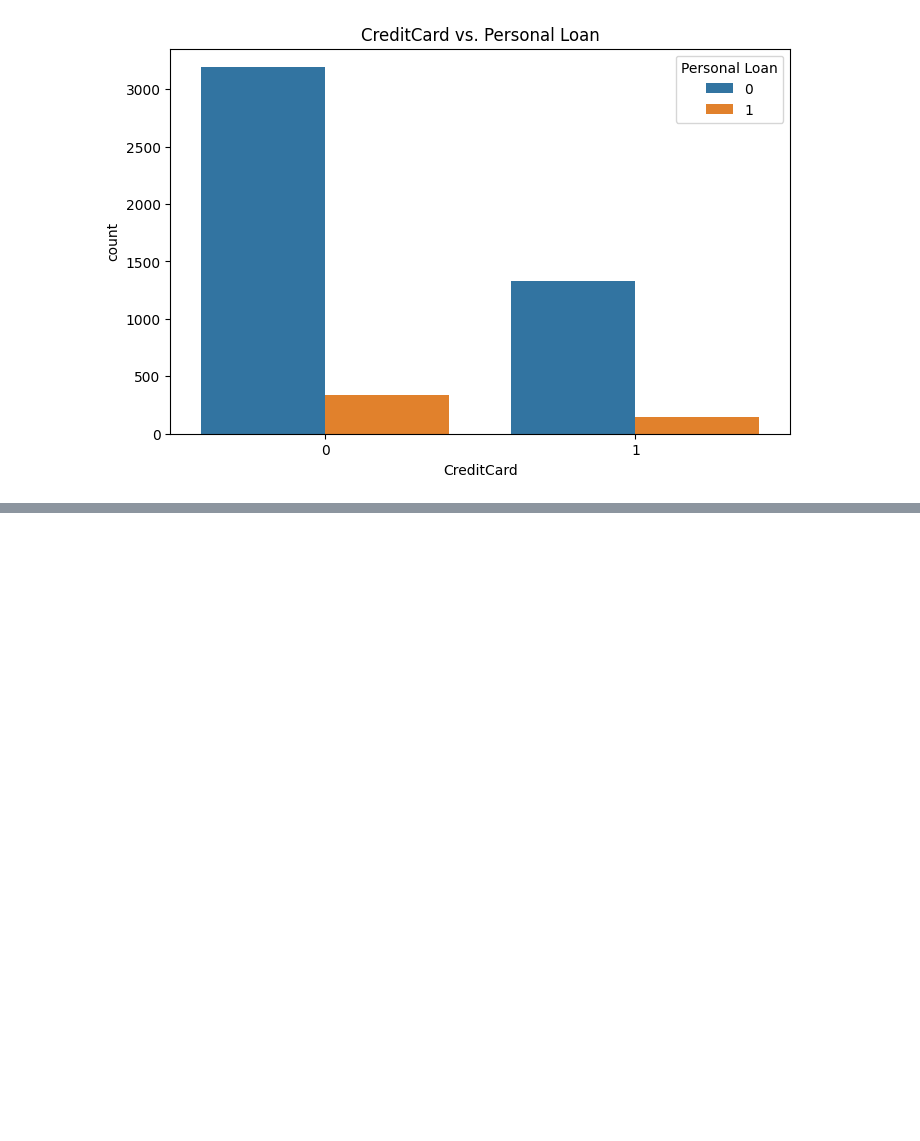
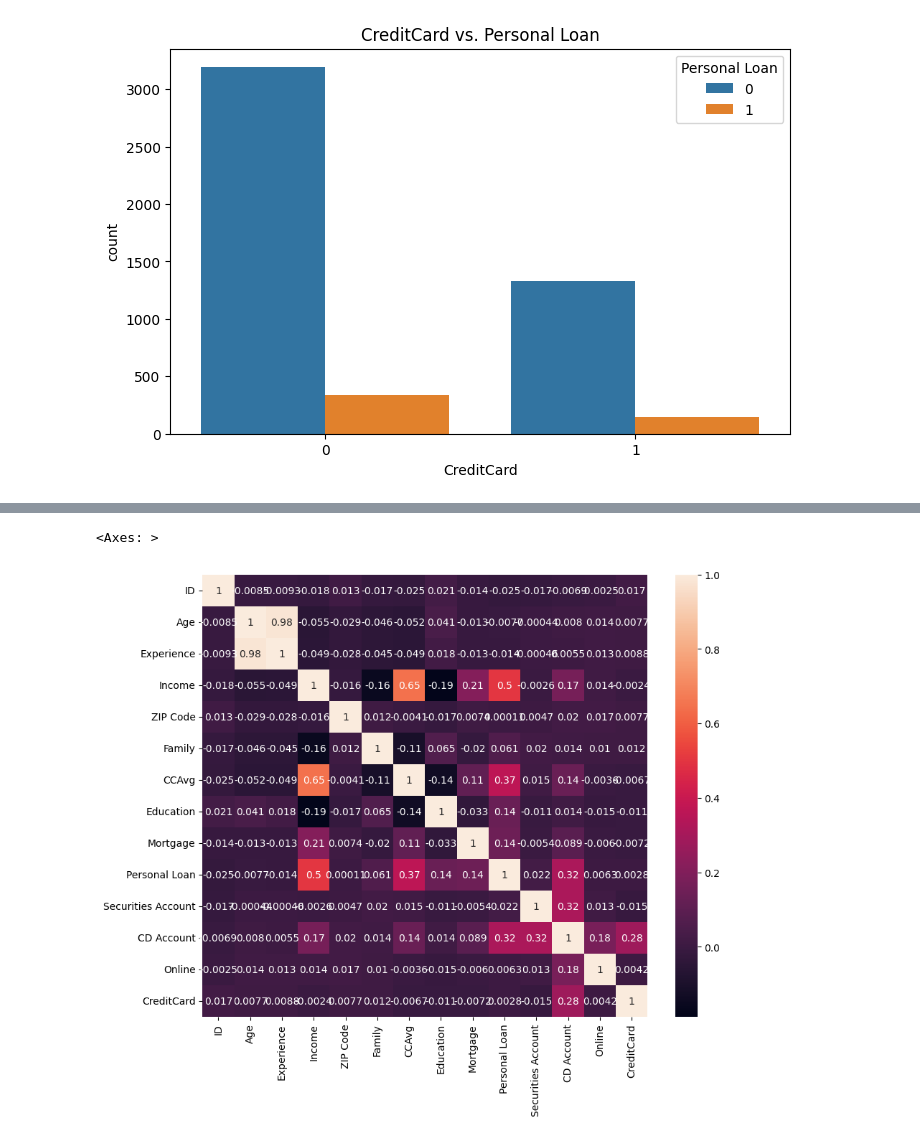
Before and after one commit to madhura-3/Liability-to-Loan-Conversion-Optimization-Project, a Jupyter notebook: Liability_to_Loan_Conversion_Optimization_Project.ipynb, the cells around one changed output, grey strips where cells are left out. Cells and saved outputs as stored; diff of their text form; code cells hidden in the pictures; blank space fills up the shorter version.

```diff
--- a/Liability_to_Loan_Conversion_Optimization_Project.ipynb
+++ b/Liability_to_Loan_Conversion_Optimization_Project.ipynb
@@ -222,0 +286,2 @@ for feature in categorical_features[1:]:
+# %%
+bank_data = bank_data_df.copy()
@@ -222,0 +301,4 @@ for feature in categorical_features[1:]:
+# %%
+bank_data['Experience'] = np.where(bank_data['Experience'] < 0,
+                                   bank_data['Experience'].mean(),
+                                   bank_data['Experience'])
@@ -222,0 +327,6 @@ for feature in categorical_features[1:]:
+# %%
+plt.figure(figsize = (10,8))
+sns.heatmap(bank_data.corr(), annot = True)
+# %% [output]
+<Axes: >
+[figure, added]
```
Also changed, not shown: parts of 24 cells of this notebook.
